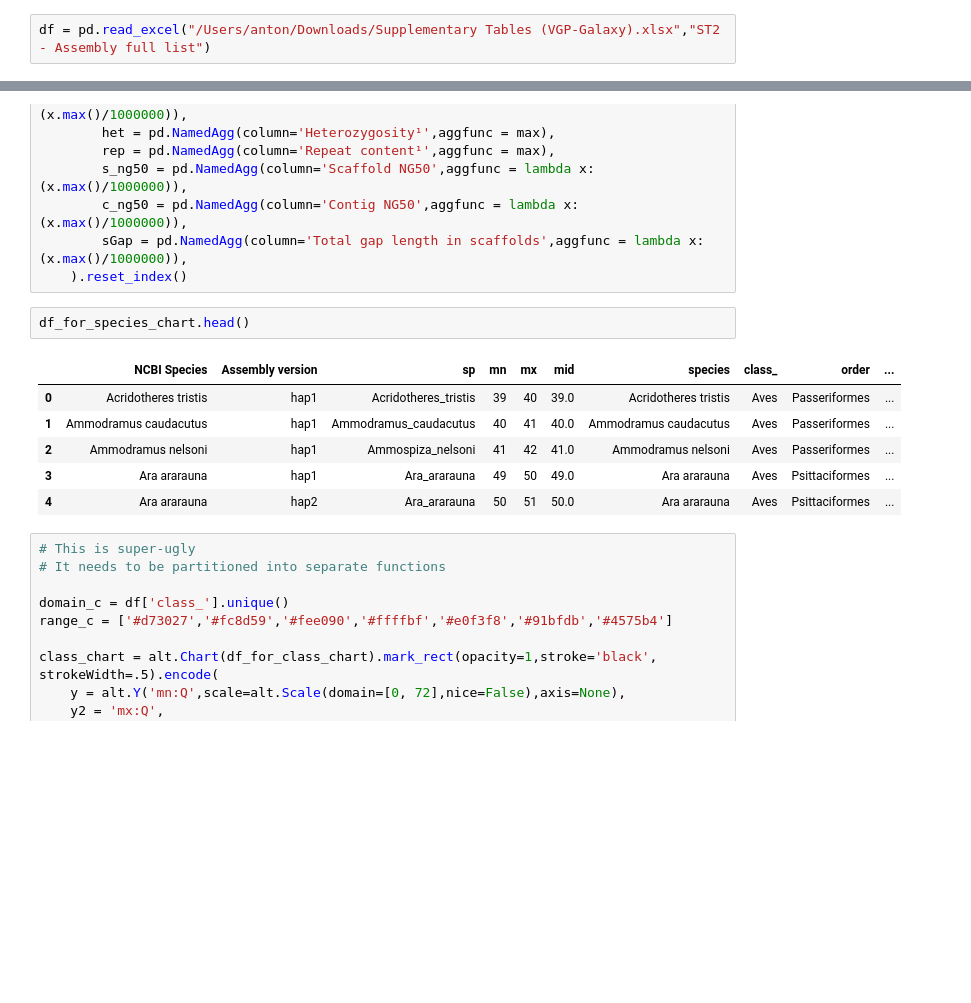
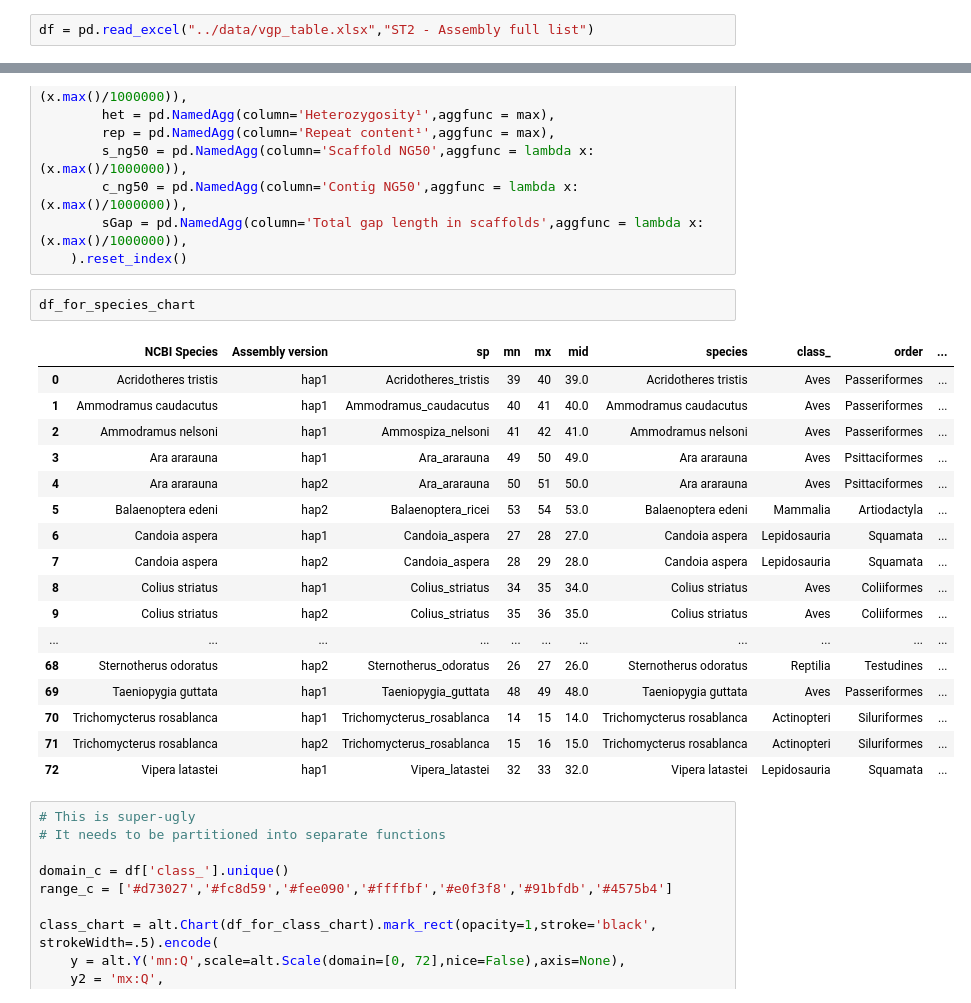
Before and after one commit to scottcain/vgp_hub_page_data, a Jupyter notebook: ipynb/image_for_hub.ipynb, the cells around one changed output, grey strips where cells are left out. Drawn from its saved outputs; the diff is of its cells as text; blank space fills up the shorter version.

```diff
--- a/ipynb/image_for_hub.ipynb
+++ b/ipynb/image_for_hub.ipynb
@@ -7,7 +7,7 @@ ncbi = NCBITaxa()
 #ncbi.update_taxonomy_database()
 import numpy as np
 # %%
-df = pd.read_excel("/Users/anton/Downloads/Supplementary Tables (VGP-Galaxy).xlsx","ST2 - Assembly full list")
+df = pd.read_excel("../data/vgp_table.xlsx","ST2 - Assembly full list")
 # %% [markdown]
 # DANGER HERE
 This slicing below is very arbitrary and depends on the content of the spreadsheet. Check every time!
@@ -138,14 +138,25 @@ df_for_species_chart = df.groupby(
         sGap = pd.NamedAgg(column='Total gap length in scaffolds',aggfunc = lambda x: (x.max()/1000000)),
     ).reset_index()
 # %%
-df_for_species_chart.head()
+df_for_species_chart
 # %% [output]
 |  | NCBI Species | Assembly version | sp | mn | mx | mid | species | class_ | order | ... |
 | 0 | Acridotheres tristis | hap1 | Acridotheres_tristis | 39 | 40 | 39.0 | Acridotheres tristis | Aves | Passeriformes | ... |
 | 1 | Ammodramus caudacutus | hap1 | Ammodramus_caudacutus | 40 | 41 | 40.0 | Ammodramus caudacutus | Aves | Passeriformes | ... |
 | 2 | Ammodramus nelsoni | hap1 | Ammospiza_nelsoni | 41 | 42 | 41.0 | Ammodramus nelsoni | Aves | Passeriformes | ... |
 | 3 | Ara ararauna | hap1 | Ara_ararauna | 49 | 50 | 49.0 | Ara ararauna | Aves | Psittaciformes | ... |
 | 4 | Ara ararauna | hap2 | Ara_ararauna | 50 | 51 | 50.0 | Ara ararauna | Aves | Psittaciformes | ... |
+| 5 | Balaenoptera edeni | hap2 | Balaenoptera_ricei | 53 | 54 | 53.0 | Balaenoptera edeni | Mammalia | Artiodactyla | ... |
+| 6 | Candoia aspera | hap1 | Candoia_aspera | 27 | 28 | 27.0 | Candoia aspera | Lepidosauria | Squamata | ... |
+| 7 | Candoia aspera | hap2 | Candoia_aspera | 28 | 29 | 28.0 | Candoia aspera | Lepidosauria | Squamata | ... |
+| 8 | Colius striatus | hap1 | Colius_striatus | 34 | 35 | 34.0 | Colius striatus | Aves | Coliiformes | ... |
+| 9 | Colius striatus | hap2 | Colius_striatus | 35 | 36 | 35.0 | Colius striatus | Aves | Coliiformes | ... |
+| ... | ... | ... | ... | ... | ... | ... | ... | ... | ... | ... |
+| 68 | Sternotherus odoratus | hap2 | Sternotherus_odoratus | 26 | 27 | 26.0 | Sternotherus odoratus | Reptilia | Testudines | ... |
+| 69 | Taeniopygia guttata | hap1 | Taeniopygia_guttata | 48 | 49 | 48.0 | Taeniopygia guttata | Aves | Passeriformes | ... |
+| 70 | Trichomycterus rosablanca | hap1 | Trichomycterus_rosablanca | 14 | 15 | 14.0 | Trichomycterus rosablanca | Actinopteri | Siluriformes | ... |
+| 71 | Trichomycterus rosablanca | hap2 | Trichomycterus_rosablanca | 15 | 16 | 15.0 | Trichomycterus rosablanca | Actinopteri | Siluriformes | ... |
+| 72 | Vipera latastei | hap1 | Vipera_latastei | 32 | 33 | 32.0 | Vipera latastei | Lepidosauria | Squamata | ... |
 # %%
 # This is super-ugly
 # It needs to be partitioned into separate functions
```
Also changed, not shown: parts of 1 cell of this notebook, 3 other files.
